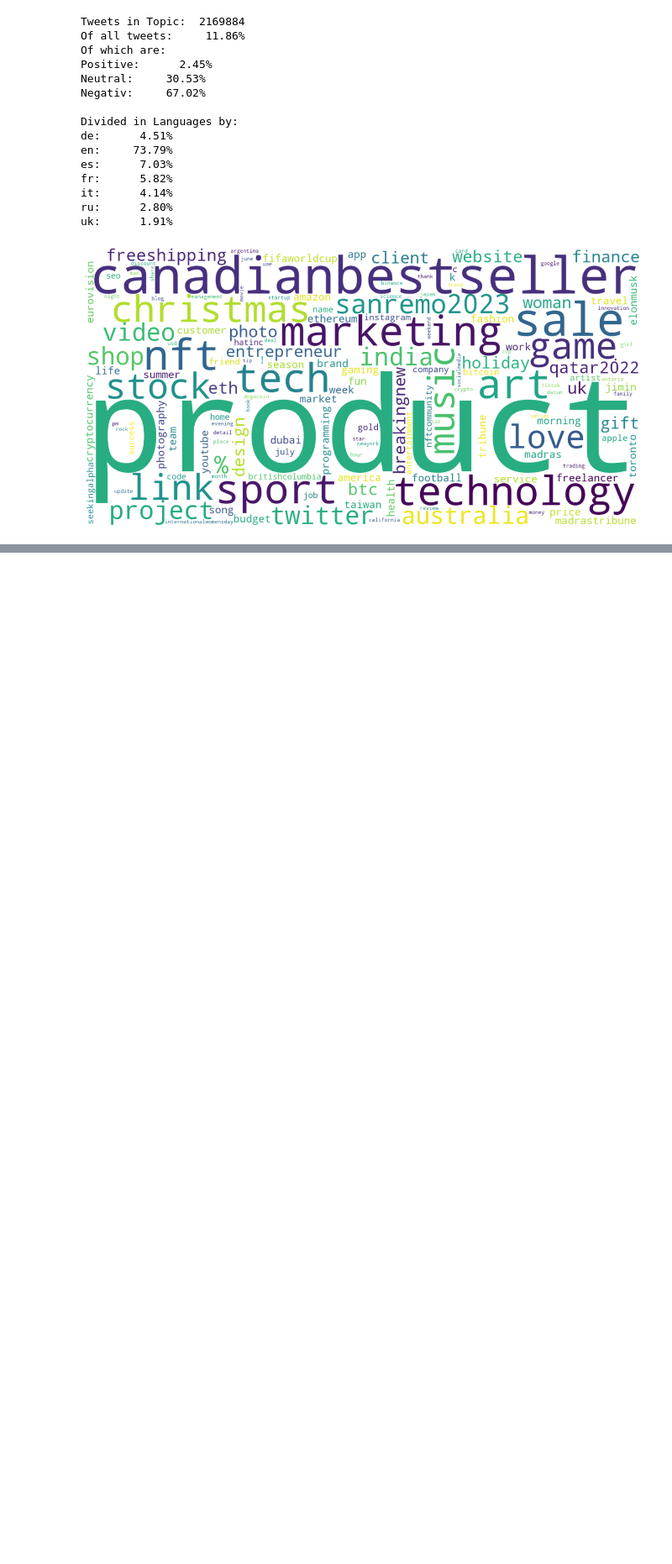
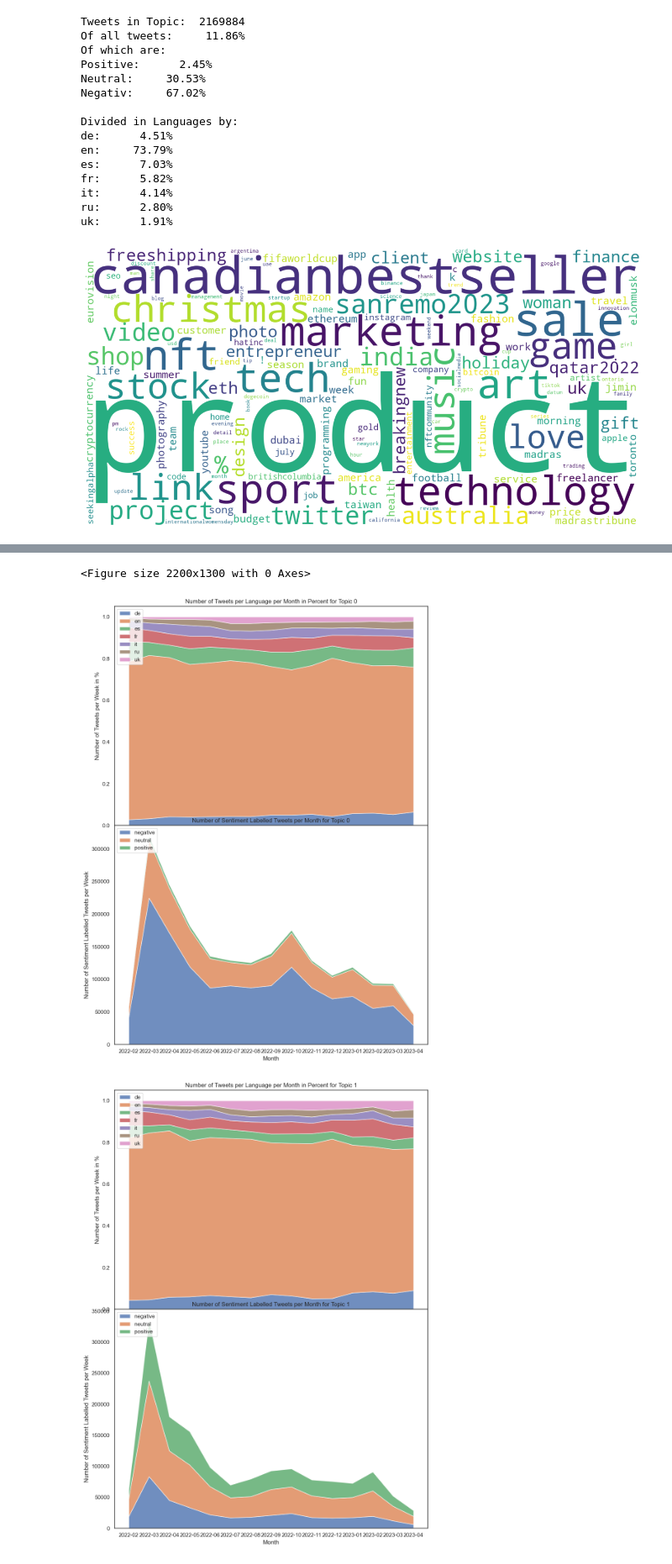
Before and after one commit to Freshpinguin/TopicAnalysisRUWTweets, a Jupyter notebook: 23Topic6.ipynb, the cells around one changed output, grey strips where cells are left out. Shown at 84% size. Drawn from its saved outputs; the diff is of its cells as text; code cells hidden in the pictures; blank space fills up the shorter version.

```diff
--- a/23Topic6.ipynb
+++ b/23Topic6.ipynb
@@ -159,0 +223,7 @@ def plots(df: pd.DataFrame, topic: str, save_path: str = None) -> None:
+# %%
+for topic in range(10):
+    plots(df_lang, df_sentiments,topic= str(topic), save_path=f"/Users/robinfeldmann/TopicAnalysisRUWTweets/Graphs/TopicsTime/Topic_{topic}_lang_sent.svg")
+# %% [output]
+<Figure size 2200x1300 with 0 Axes>
+[figure, added]
+[figure, added]
```
Also changed, not shown: parts of 3 cells of this notebook, 10 other files.
